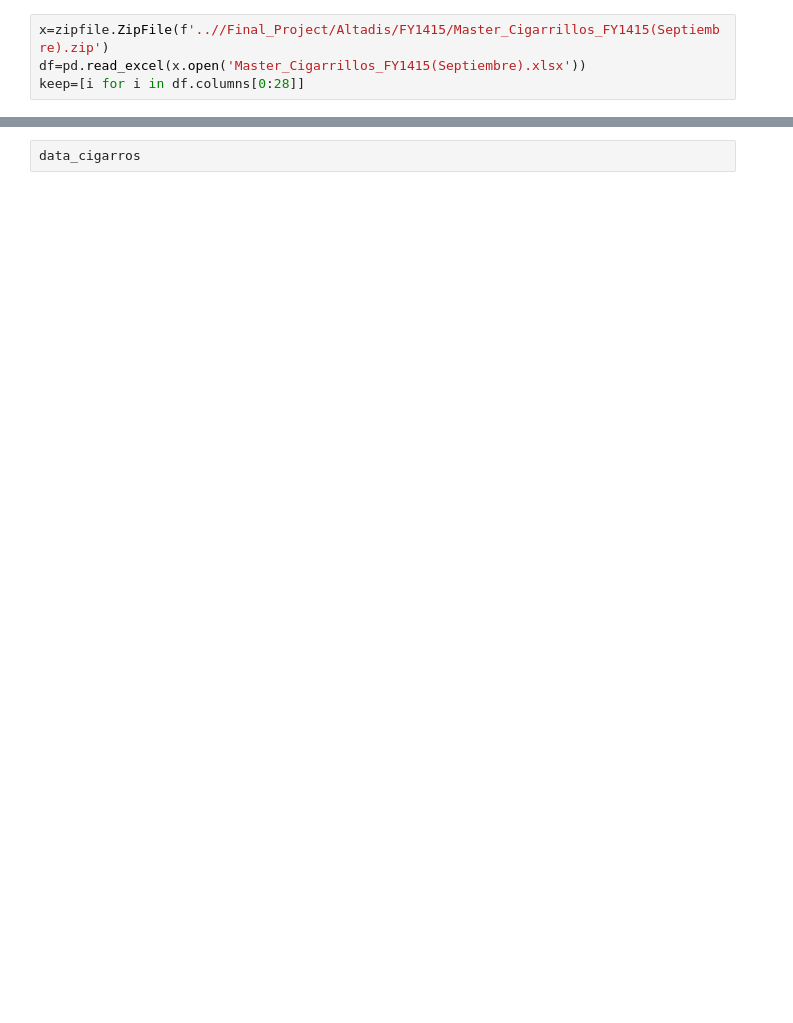
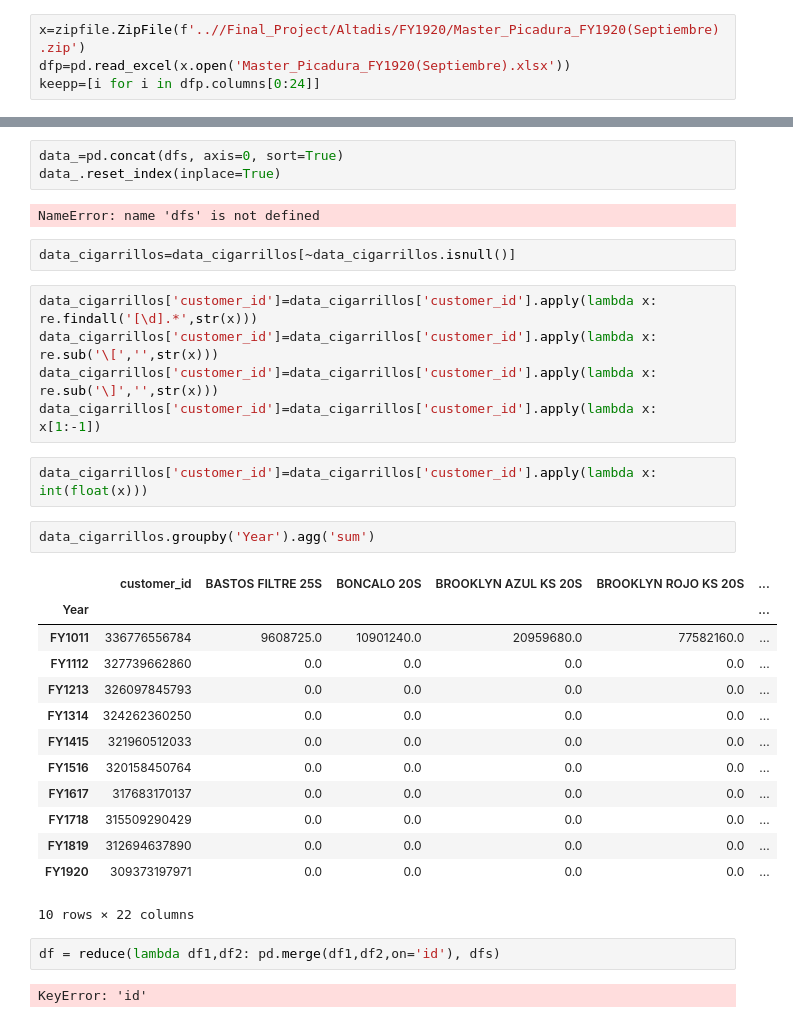
Before and after one commit to mccuadradobriones/Final_Project, a Jupyter notebook: Masters.ipynb, the cells around one changed output, grey strips where cells are left out. Saved outputs shown, nothing was run; the diff lists cells and outputs as text; blank space fills up the shorter version.

Commit message:
mid-project

```diff
--- a/Masters.ipynb
+++ b/Masters.ipynb
@@ -7,7 +15,7 @@ import os
 # %%
-x=zipfile.ZipFile(f'..//Final_Project/Altadis/FY1415/Master_Cigarrillos_FY1415(Septiembre).zip')
-df=pd.read_excel(x.open('Master_Cigarrillos_FY1415(Septiembre).xlsx'))
-keep=[i for i in df.columns[0:28]]
+x=zipfile.ZipFile(f'..//Final_Project/Altadis/FY1920/Master_Picadura_FY1920(Septiembre).zip')
+dfp=pd.read_excel(x.open('Master_Picadura_FY1920(Septiembre).xlsx'))
+keepp=[i for i in dfp.columns[0:24]]
 # %%
 lista=[]
 data_cigarrillos=pd.DataFrame()
@@ -63,2 +77,34 @@ data_picadura
-# %%
-data_cigarros
+# %%
+data_=pd.concat(dfs, axis=0, sort=True)
+data_.reset_index(inplace=True)
+# %% [output]
+NameError: name 'dfs' is not defined
+# %%
+data_cigarrillos=data_cigarrillos[~data_cigarrillos.isnull()]
+# %%
+data_cigarrillos['customer_id']=data_cigarrillos['customer_id'].apply(lambda x: re.findall('[\d].*',str(x)))
+data_cigarrillos['customer_id']=data_cigarrillos['customer_id'].apply(lambda x: re.sub('\[','',str(x)))
+data_cigarrillos['customer_id']=data_cigarrillos['customer_id'].apply(lambda x: re.sub('\]','',str(x)))
+data_cigarrillos['customer_id']=data_cigarrillos['customer_id'].apply(lambda x: x[1:-1])
+# %%
+data_cigarrillos['customer_id']=data_cigarrillos['customer_id'].apply(lambda x: int(float(x)))
+# %%
+data_cigarrillos.groupby('Year').agg('sum')
+# %% [output]
+|  | customer_id | BASTOS FILTRE 25S | BONCALO 20S | BROOKLYN AZUL KS 20S | BROOKLYN ROJO KS 20S | ... |
+| Year |  |  |  |  |  | ... |
+| FY1011 | 336776556784 | 9608725.0 | 10901240.0 | 20959680.0 | 77582160.0 | ... |
+| FY1112 | 327739662860 | 0.0 | 0.0 | 0.0 | 0.0 | ... |
+| FY1213 | 326097845793 | 0.0 | 0.0 | 0.0 | 0.0 | ... |
+| FY1314 | 324262360250 | 0.0 | 0.0 | 0.0 | 0.0 | ... |
+| FY1415 | 321960512033 | 0.0 | 0.0 | 0.0 | 0.0 | ... |
+| FY1516 | 320158450764 | 0.0 | 0.0 | 0.0 | 0.0 | ... |
+| FY1617 | 317683170137 | 0.0 | 0.0 | 0.0 | 0.0 | ... |
+| FY1718 | 315509290429 | 0.0 | 0.0 | 0.0 | 0.0 | ... |
+| FY1819 | 312694637890 | 0.0 | 0.0 | 0.0 | 0.0 | ... |
+| FY1920 | 309373197971 | 0.0 | 0.0 | 0.0 | 0.0 | ... |
+10 rows × 22 columns
+# %%
+df = reduce(lambda df1,df2: pd.merge(df1,df2,on='id'), dfs)
+# %% [output]
+KeyError: 'id'
```
Also changed, not shown: parts of 6 cells of this notebook, 1 other file.
